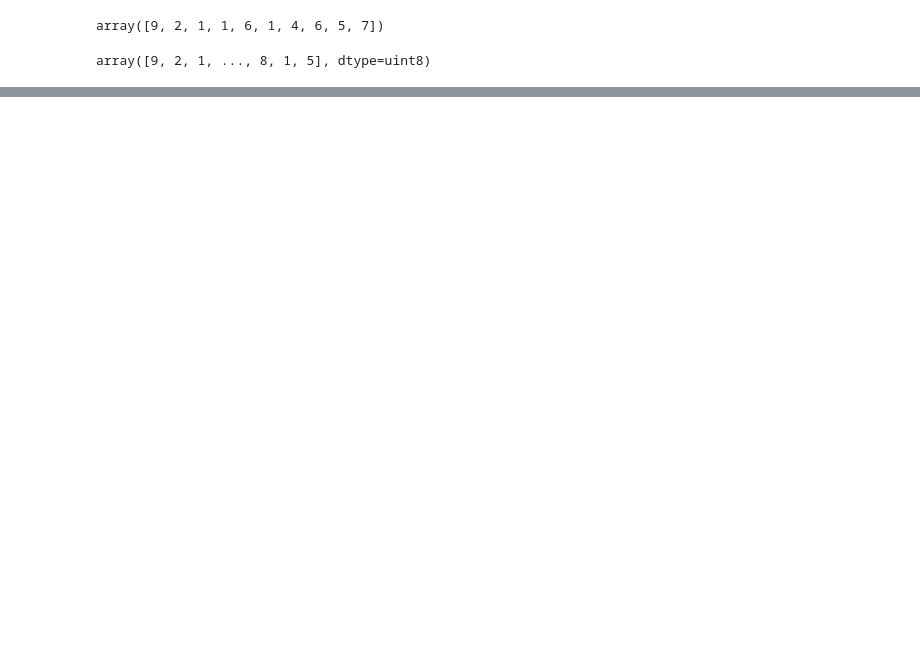
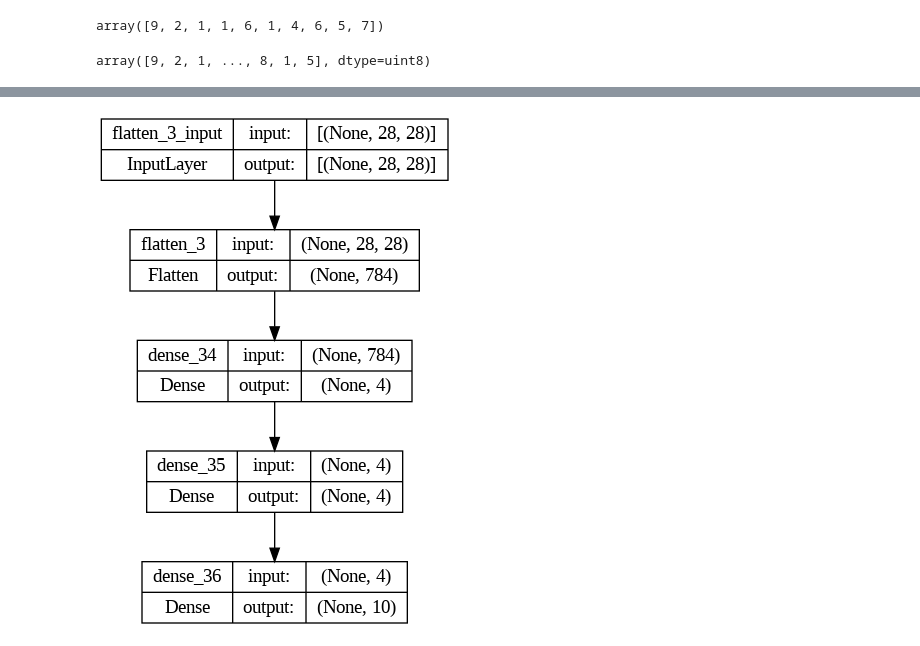
Before and after one commit to Shashwot90/CV, a Jupyter notebook: 02_neural_network_classification_with_tensorflow_video.ipynb, the cells around one changed output, grey strips where cells are left out. Drawn from its saved outputs; the diff is of its cells as text; code cells hidden in the pictures; blank space fills up the shorter version.

```diff
--- a/02_neural_network_classification_with_tensorflow_video.ipynb
+++ b/02_neural_network_classification_with_tensorflow_video.ipynb
@@ -1256,0 +1337,6 @@ plot_random_image(model=model_14,
+# %%
+from tensorflow.keras.utils import plot_model
+
+plot_model(model_14, show_shapes=True)
+# %% [output]
+[figure, added]
```
Also changed, not shown: parts of 50 cells of this notebook.
